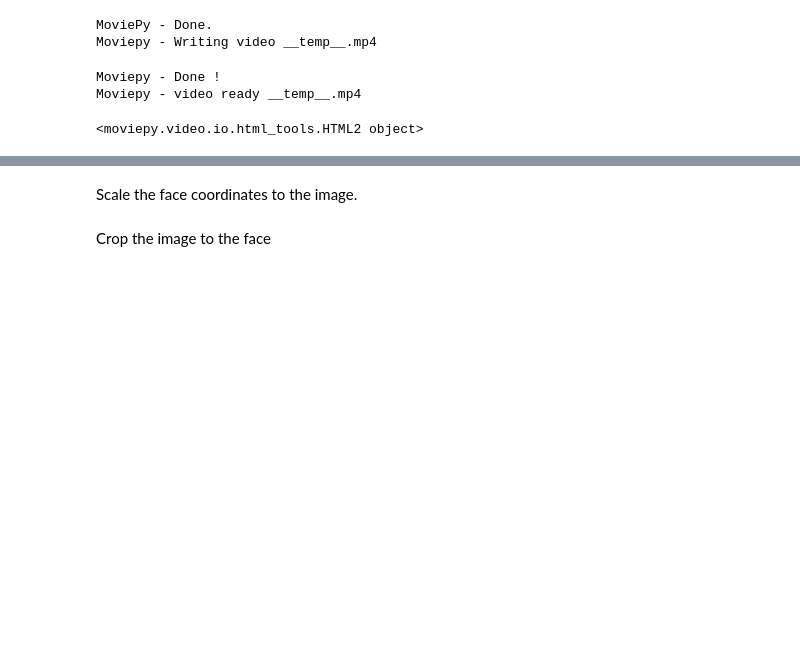
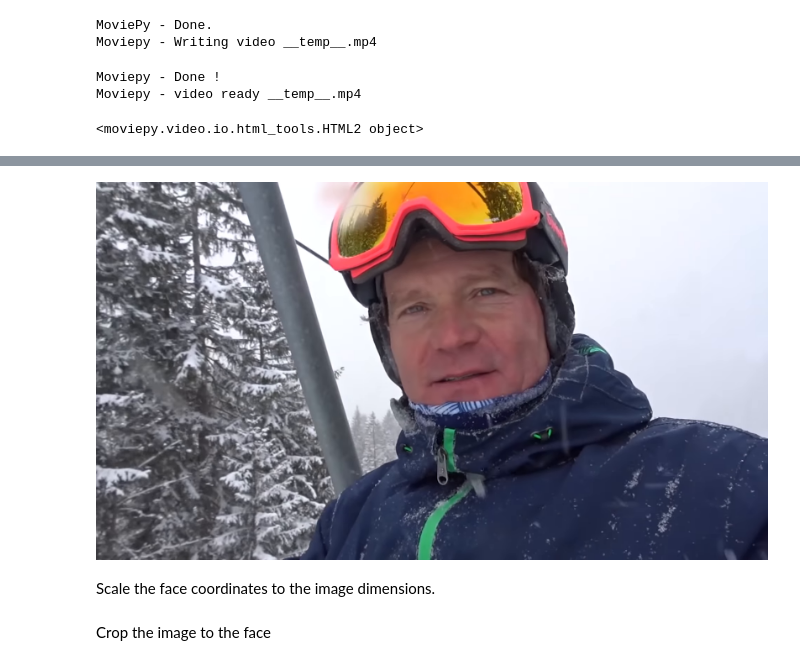
Before and after one commit to jordiboon/videopipe-viz, a Jupyter notebook: moviepy_example.ipynb, the cells around one changed output, grey strips where cells are left out. Saved outputs shown, nothing was run; the diff lists cells and outputs as text; code cells hidden in the pictures; blank space fills up the shorter version.

Commit message:
Used get_frame instead of iterating over all frames, this made it much faster. Also wrote functions for basic actions, this should make expanding to more complex sequences easier.

```diff
--- a/moviepy_example.ipynb
+++ b/moviepy_example.ipynb
@@ -54,3 +45,16 @@ img.show()
+# %%
+def get_face_frame(clip, face):
+    """ Returns the frame from the clip where the face detection detected a face. """
+
+    frame_duration = 1 / clip.fps
+    frame = clip.get_frame(face_to_draw['dimension_idx'] * frame_duration)
+    return Image.fromarray(frame)
+# %%
+face_to_draw = faces_detected[0]
+
+get_face_frame(clip, face_to_draw)
+# %% [output]
+[figure, added]
 # %% [markdown]
-Scale the face coordinates to the image.
+Scale the face coordinates to the image dimensions.
 # %%
```
Also changed, not shown: parts of 10 cells of this notebook.
